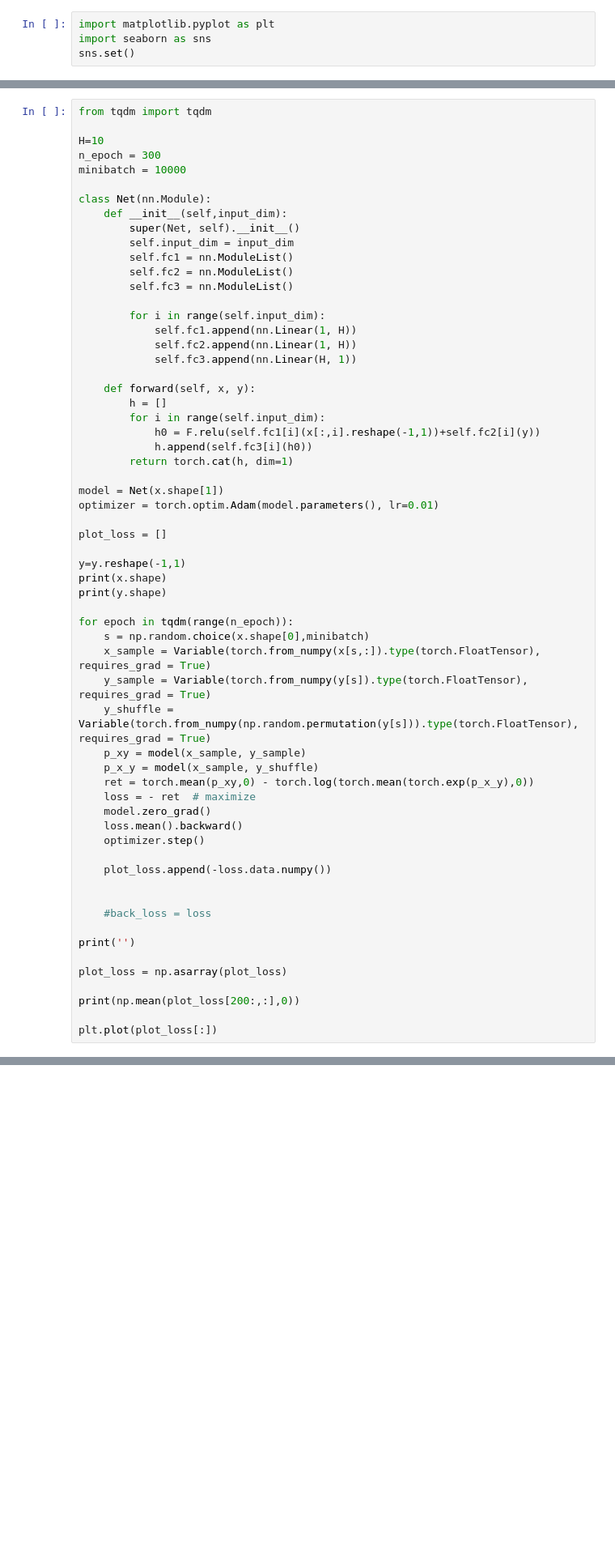
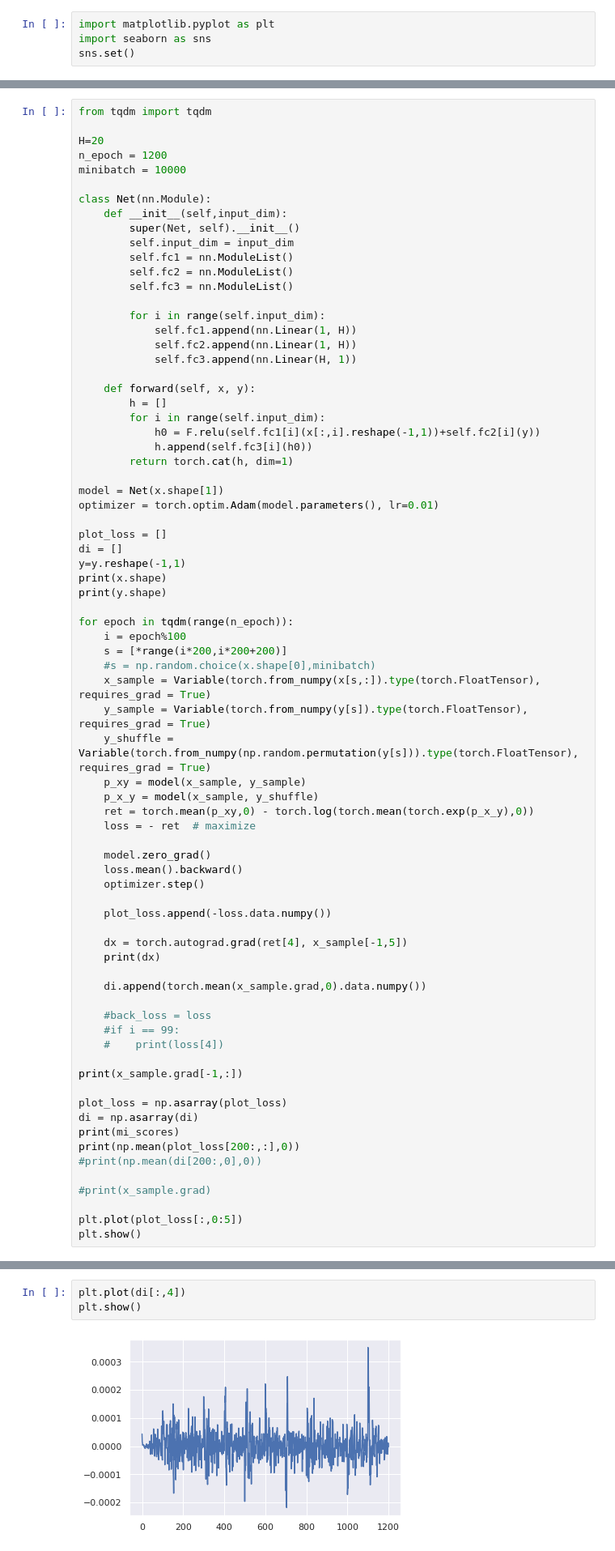
Before and after one commit to dolmani38/concept_drift, a Jupyter notebook: MINE_0219.ipynb, the cells around one changed output, grey strips where cells are left out. Shown: that part at 81% size. Saved outputs shown, nothing was run; the diff lists cells and outputs as text; blank space fills up the shorter version.

```diff
--- a/MINE_0219.ipynb
+++ b/MINE_0219.ipynb
@@ -108,8 +142,8 @@ tensor([0.3199, 0.8062, 1.1247, 1.3796, 1.5932], grad_fn=<CopySlices>)
 # %%
 from tqdm import tqdm
 
-H=10
-n_epoch = 300
+H=20
+n_epoch = 1200
 minibatch = 10000
 
 class Net(nn.Module):
@@ -136,13 +170,15 @@ model = Net(x.shape[1])
 optimizer = torch.optim.Adam(model.parameters(), lr=0.01)
 
 plot_loss = []
-
+di = []
 y=y.reshape(-1,1)
 print(x.shape)
 print(y.shape)
 
 for epoch in tqdm(range(n_epoch)):
-    s = np.random.choice(x.shape[0],minibatch)
+    i = epoch%100
+    s = [*range(i*200,i*200+200)]
+    #s = np.random.choice(x.shape[0],minibatch)
     x_sample = Variable(torch.from_numpy(x[s,:]).type(torch.FloatTensor), requires_grad = True)
     y_sample = Variable(torch.from_numpy(y[s]).type(torch.FloatTensor), requires_grad = True)
     y_shuffle = Variable(torch.from_numpy(np.random.permutation(y[s])).type(torch.FloatTensor), requires_grad = True)
@@ -150,20 +186,32 @@ for epoch in tqdm(range(n_epoch)):
     p_x_y = model(x_sample, y_shuffle)
     ret = torch.mean(p_xy,0) - torch.log(torch.mean(torch.exp(p_x_y),0))
     loss = - ret  # maximize
+
     model.zero_grad()
     loss.mean().backward()
     optimizer.step()
 
     plot_loss.append(-loss.data.numpy())
 
+    dx = torch.autograd.grad(ret[4], x_sample[-1,5])
+    print(dx)
+
+    di.append(torch.mean(x_sample.grad,0).data.numpy())
 
     #back_loss = loss
+    #if i == 99:
+    #    print(loss[4])
 
-print('')
+print(x_sample.grad[-1,:])
 
 plot_loss = np.asarray(plot_loss)
+di = np.asarray(di)
+print(mi_scores)
+print(np.mean(plot_loss[200:,:],0))
+#print(np.mean(di[200:,0],0))
 
-print(np.mean(plot_loss[200:,:],0))
+#print(x_sample.grad)
 
-plt.plot(plot_loss[:])
+plt.plot(plot_loss[:,0:5])
+plt.show()
 # %% [output]
@@ -178,0 +221,5 @@ plt.plot(plot_loss[:])
+# %%
+plt.plot(di[:,4])
+plt.show()
+# %% [output]
+[figure, added]
```
Also changed, not shown: parts of 15 cells of this notebook.
